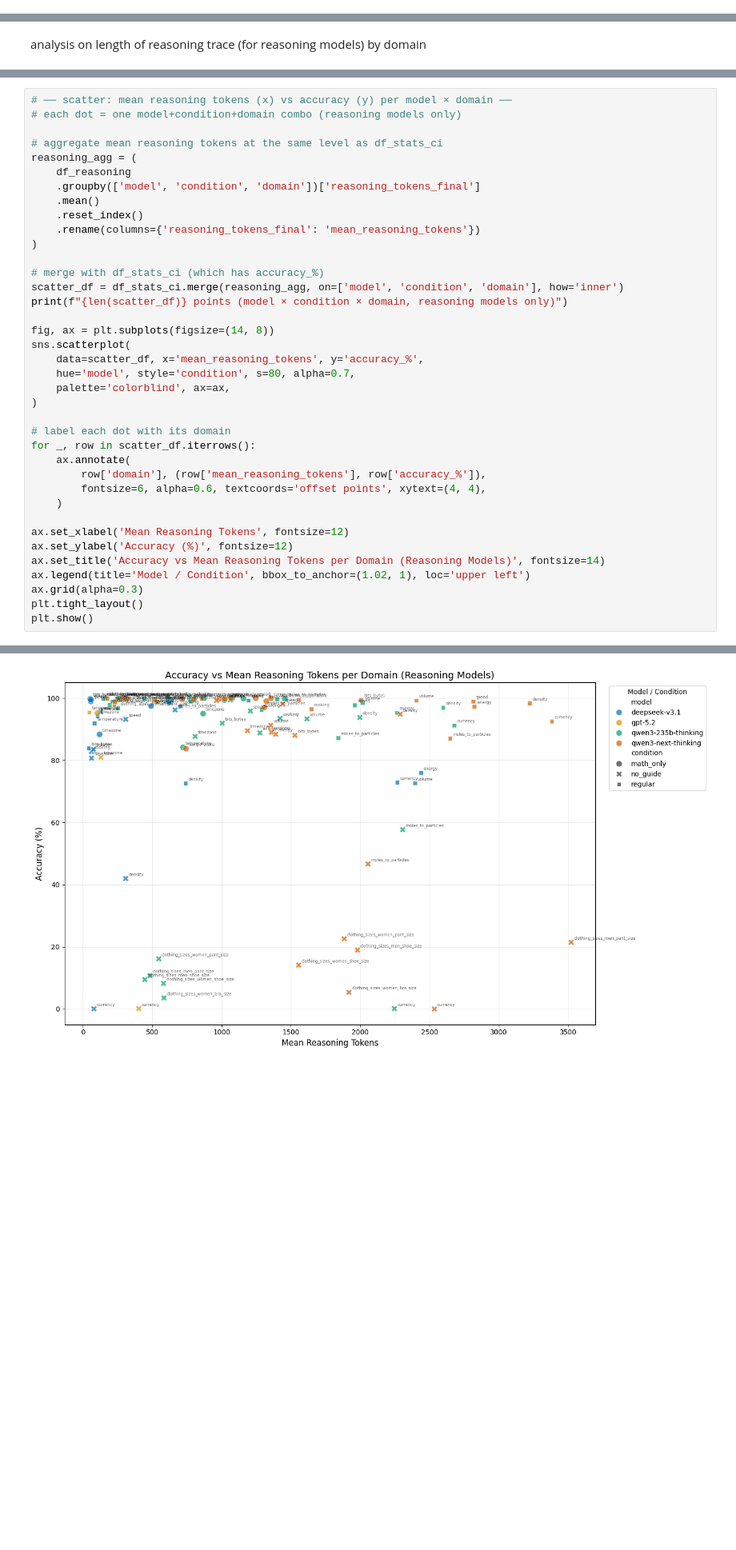
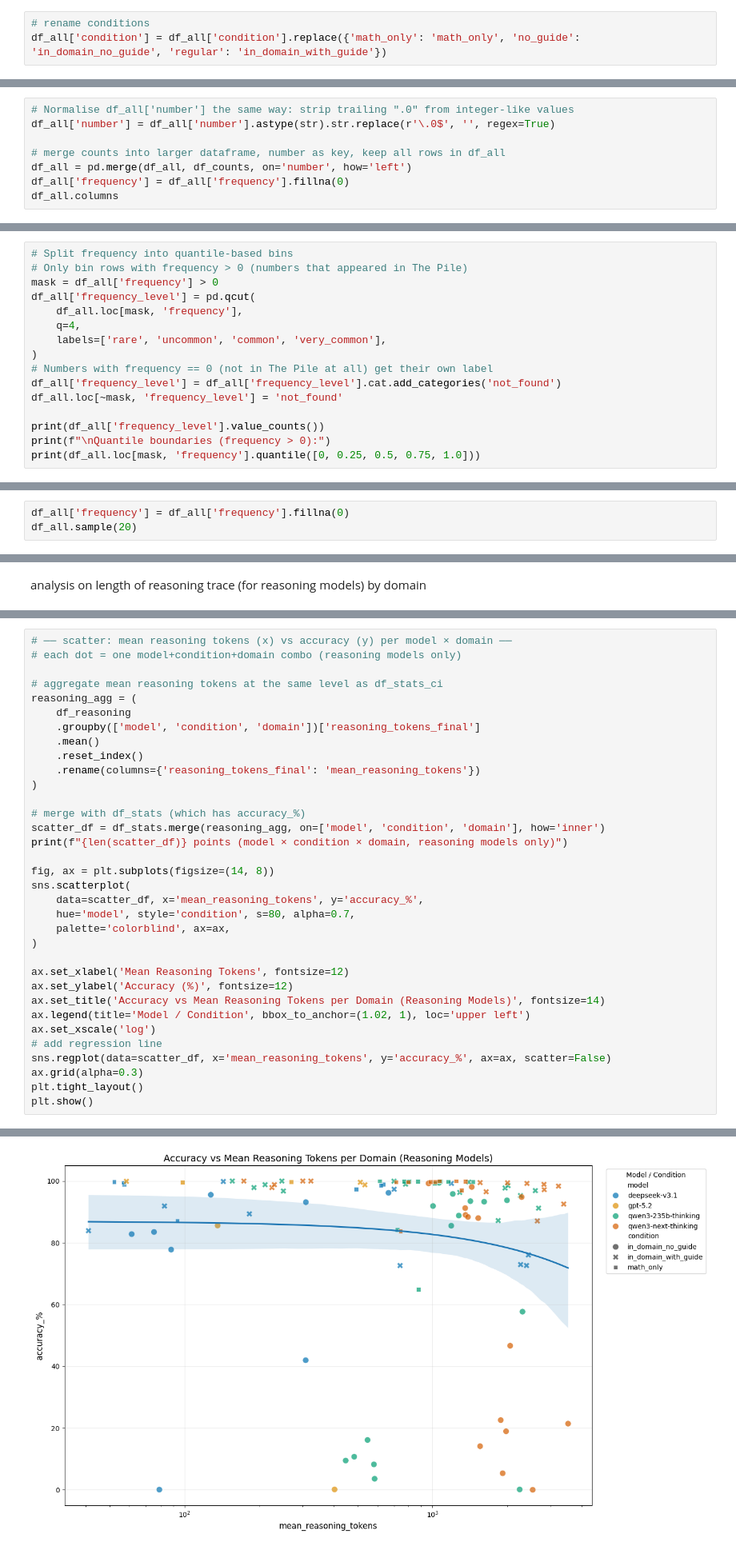
Before and after one commit to janewarren/math_gender, a Jupyter notebook: conversion_test/analysis.ipynb, the cells around one changed output, grey strips where cells are left out. Shown at 80% size. Drawn from its saved outputs; the diff is of its cells as text; blank space fills up the shorter version.

```diff
--- a/conversion_test/analysis.ipynb
+++ b/conversion_test/analysis.ipynb
@@ -107,3 +104,6 @@ Index(['domain', 'distractor', 'prompt', 'number', 'answer', 'difficulty',
        'raw_response', 'model_answer', 'loss', 'reasoning_tokens',
        'call_seconds', 'model', 'condition'],
       dtype='object')
+# %%
+# rename conditions
+df_all['condition'] = df_all['condition'].replace({'math_only': 'math_only', 'no_guide': 'in_domain_no_guide', 'regular': 'in_domain_with_guide'})
@@ -109,0 +210,8 @@ Index(['domain', 'distractor', 'prompt', 'number', 'answer', 'difficulty',
+# %%
+# Normalise df_all['number'] the same way: strip trailing ".0" from integer-like values
+df_all['number'] = df_all['number'].astype(str).str.replace(r'\.0$', '', regex=True)
+
+# merge counts into larger dataframe, number as key, keep all rows in df_all
+df_all = pd.merge(df_all, df_counts, on='number', how='left')
+df_all['frequency'] = df_all['frequency'].fillna(0)
+df_all.columns
@@ -109,0 +223,16 @@ Index(['domain', 'distractor', 'prompt', 'number', 'answer', 'difficulty',
+# %%
+# Split frequency into quantile-based bins
+# Only bin rows with frequency > 0 (numbers that appeared in The Pile)
+mask = df_all['frequency'] > 0
+df_all['frequency_level'] = pd.qcut(
+    df_all.loc[mask, 'frequency'],
+    q=4,
+    labels=['rare', 'uncommon', 'common', 'very_common'],
+)
+# Numbers with frequency == 0 (not in The Pile at all) get their own label
+df_all['frequency_level'] = df_all['frequency_level'].cat.add_categories('not_found')
+df_all.loc[~mask, 'frequency_level'] = 'not_found'
+
+print(df_all['frequency_level'].value_counts())
+print(f"\nQuantile boundaries (frequency > 0):")
+print(df_all.loc[mask, 'frequency'].quantile([0, 0.25, 0.5, 0.75, 1.0]))
@@ -119,0 +269,3 @@ df_all.head()
+# %%
+df_all['frequency'] = df_all['frequency'].fillna(0)
+df_all.sample(20)
@@ -1091,8 +1368,8 @@ reasoning_agg = (
     .rename(columns={'reasoning_tokens_final': 'mean_reasoning_tokens'})
 )
 
-# merge with df_stats_ci (which has accuracy_%)
-scatter_df = df_stats_ci.merge(reasoning_agg, on=['model', 'condition', 'domain'], how='inner')
+# merge with df_stats (which has accuracy_%)
+scatter_df = df_stats.merge(reasoning_agg, on=['model', 'condition', 'domain'], how='inner')
 print(f"{len(scatter_df)} points (model × condition × domain, reasoning models only)")
 
 fig, ax = plt.subplots(figsize=(14, 8))
@@ -1102,17 +1379,13 @@ sns.scatterplot(
     palette='colorblind', ax=ax,
 )
 
-# label each dot with its domain
-for _, row in scatter_df.iterrows():
-    ax.annotate(
-        row['domain'], (row['mean_reasoning_tokens'], row['accuracy_%']),
-        fontsize=6, alpha=0.6, textcoords='offset points', xytext=(4, 4),
-    )
-
 ax.set_xlabel('Mean Reasoning Tokens', fontsize=12)
 ax.set_ylabel('Accuracy (%)', fontsize=12)
 ax.set_title('Accuracy vs Mean Reasoning Tokens per Domain (Reasoning Models)', fontsize=14)
 ax.legend(title='Model / Condition', bbox_to_anchor=(1.02, 1), loc='upper left')
+ax.set_xscale('log')
+# add regression line
+sns.regplot(data=scatter_df, x='mean_reasoning_tokens', y='accuracy_%', ax=ax, scatter=False)
 ax.grid(alpha=0.3)
 plt.tight_layout()
 plt.show()
@@ -1121,4 +1394,4 @@ plt.show()
-[figure, old version]
+[figure, new version]
 # %%
 # heatmap: mean reasoning tokens by model × domain
 reasoning_heat = (
```
Also changed, not shown: parts of 74 cells of this notebook, 1 other file.
